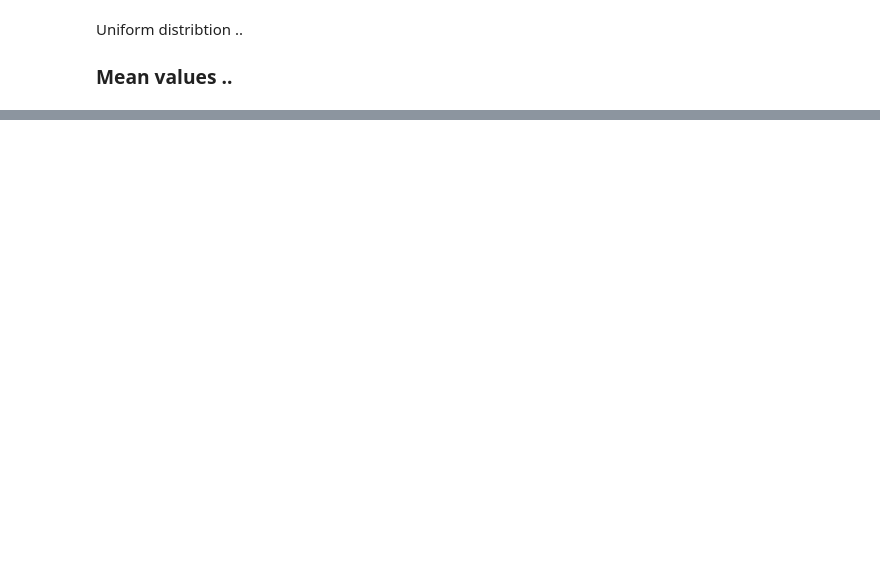
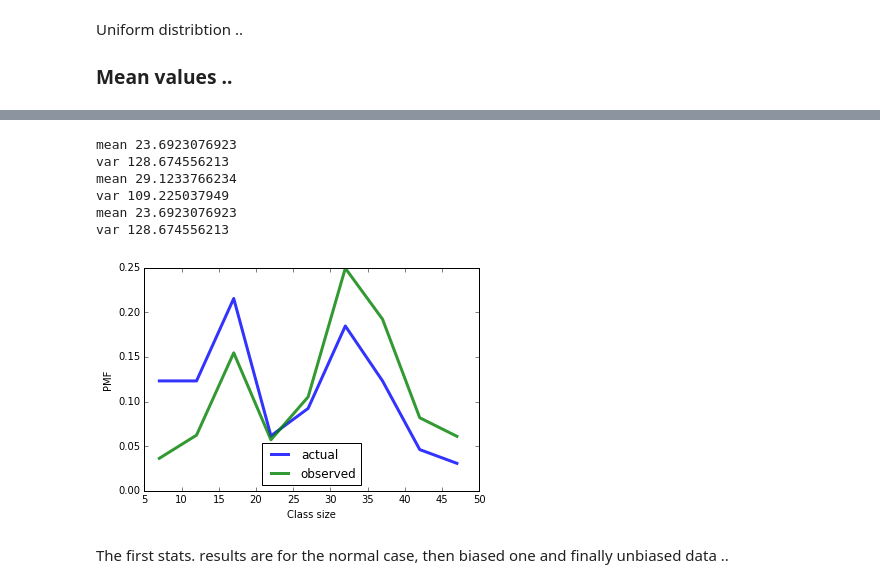
Before and after one commit to EAboelhamd/Statistical_Exploration, a Jupyter notebook: Chapter-3- CDF Practice/Ex. 3.1, Python.ipynb, the cells around one changed output, grey strips where cells are left out. Cells and saved outputs as stored; diff of their text form; code cells hidden in the pictures; blank space fills up the shorter version.

```diff
--- a/Chapter-3- CDF Practice/Ex. 3.1, Python.ipynb
+++ b/Chapter-3- CDF Practice/Ex. 3.1, Python.ipynb
@@ -73,0 +130,13 @@ It differs 24 that is in the textbook illustrations ! :S
+# %%
+c_ = class_size.main
+c_()
+# %% [output]
+mean 23.6923076923
+var 128.674556213
+mean 29.1233766234
+var 109.225037949
+mean 23.6923076923
+var 128.674556213
+[figure, added]
+# %% [markdown]
+The first stats. results are for the normal case, then biased one and finally unbiased data ..
```
Also changed, not shown: parts of 21 cells of this notebook.
